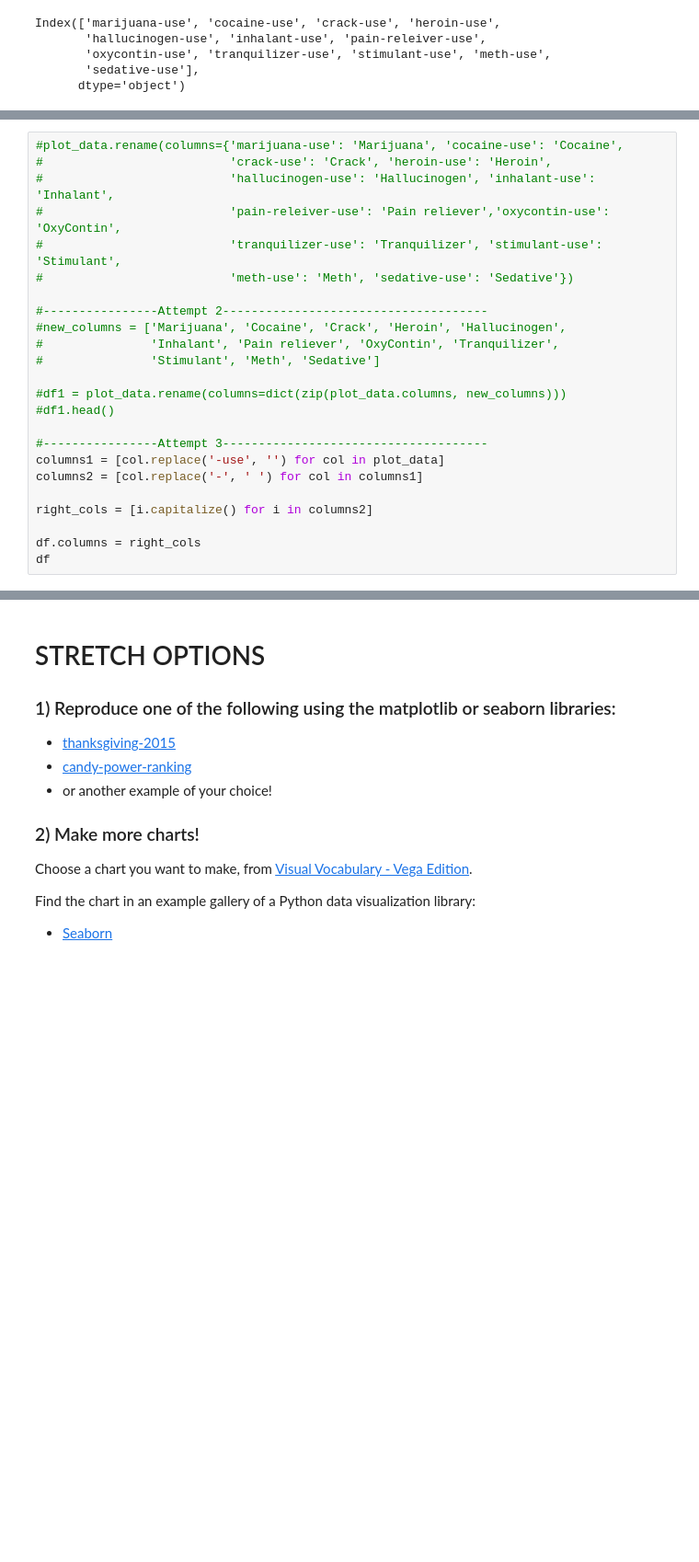
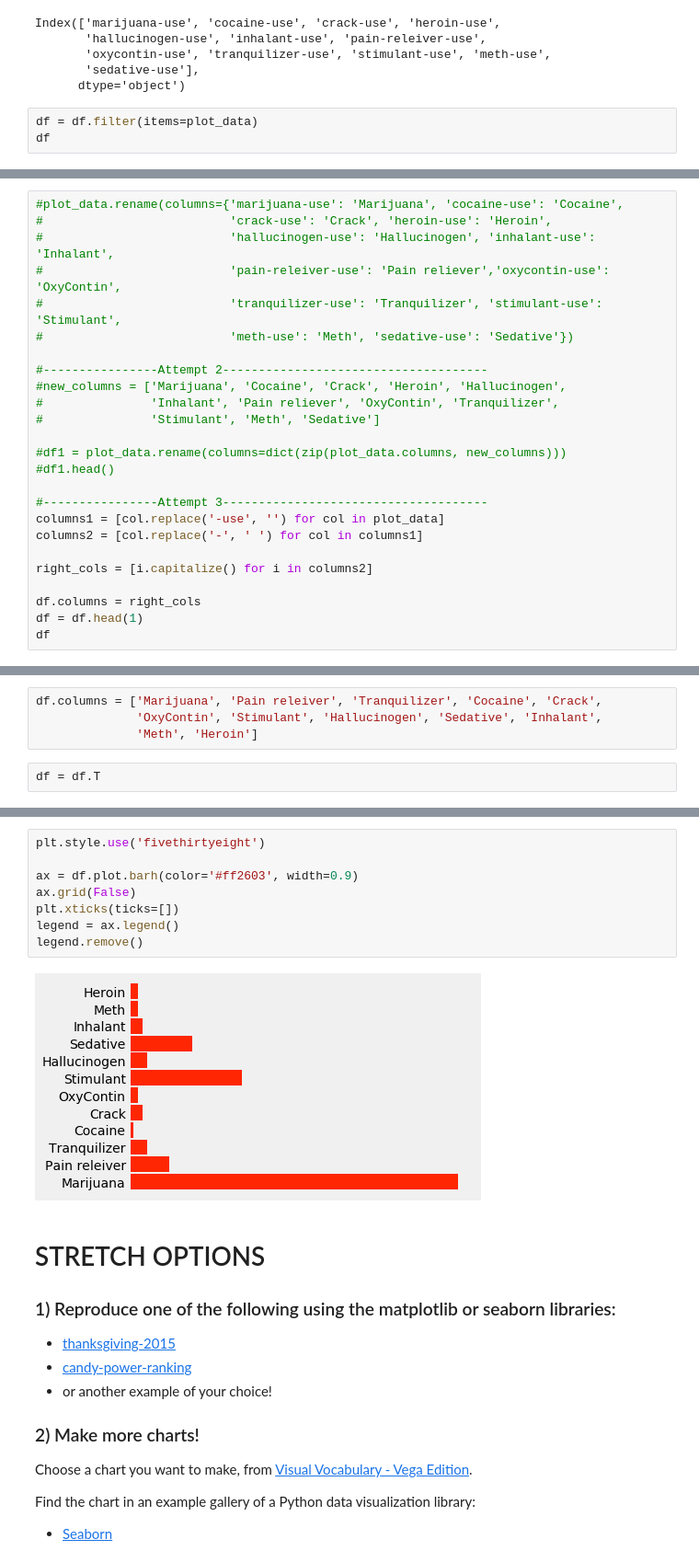
Before and after one commit to JamesBarciz/DS-Unit-1-Sprint-2-Data-Wrangling-and-Storytelling, a Jupyter notebook: module3-make-explanatory-visualizations/James_Barciz_Unit_1_Sprint_2_Module_3_(make_exploratory_visualizations)_Assignment_3.ipynb, the cells around one changed output, grey strips where cells are left out. Shown at 92% size. Drawn from its saved outputs; the diff is of its cells as text; blank space fills up the shorter version.

```diff
--- a/module3-make-explanatory-visualizations/James_Barciz_Unit_1_Sprint_2_Module_3_(make_exploratory_visualizations)_Assignment_3.ipynb
+++ b/module3-make-explanatory-visualizations/James_Barciz_Unit_1_Sprint_2_Module_3_(make_exploratory_visualizations)_Assignment_3.ipynb
@@ -60,3 +60,6 @@ Index(['marijuana-use', 'cocaine-use', 'crack-use', 'heroin-use',
        'oxycontin-use', 'tranquilizer-use', 'stimulant-use', 'meth-use',
        'sedative-use'],
       dtype='object')
+# %%
+df = df.filter(items=plot_data)
+df
@@ -83,5 +90,6 @@ columns2 = [col.replace('-', ' ') for col in columns1]
 right_cols = [i.capitalize() for i in columns2]
 
 df.columns = right_cols
+df = df.head(1)
 df
 # %% [output]
@@ -97,0 +98,6 @@ df.head()
+# %%
+df.columns = ['Marijuana', 'Pain releiver',	'Tranquilizer', 'Cocaine', 'Crack',
+              'OxyContin', 'Stimulant', 'Hallucinogen', 'Sedative', 'Inhalant',
+              'Meth', 'Heroin']
+# %%
+df = df.T
@@ -98,3 +113,13 @@ df.head()
+# %%
+plt.style.use('fivethirtyeight')
+
+ax = df.plot.barh(color='#ff2603', width=0.9)
+ax.grid(False)
+plt.xticks(ticks=[])
+legend = ax.legend()
+legend.remove()
+# %% [output]
+[figure, added]
 # %% [markdown]
 # STRETCH OPTIONS
 
```
Also changed, not shown: parts of 4 cells of this notebook.
